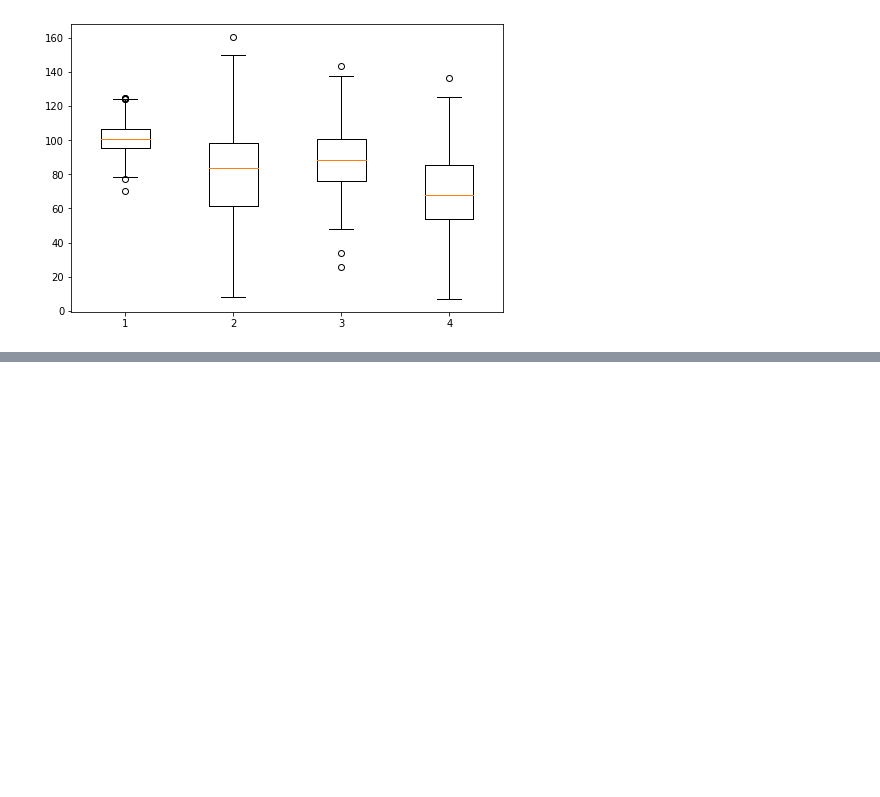
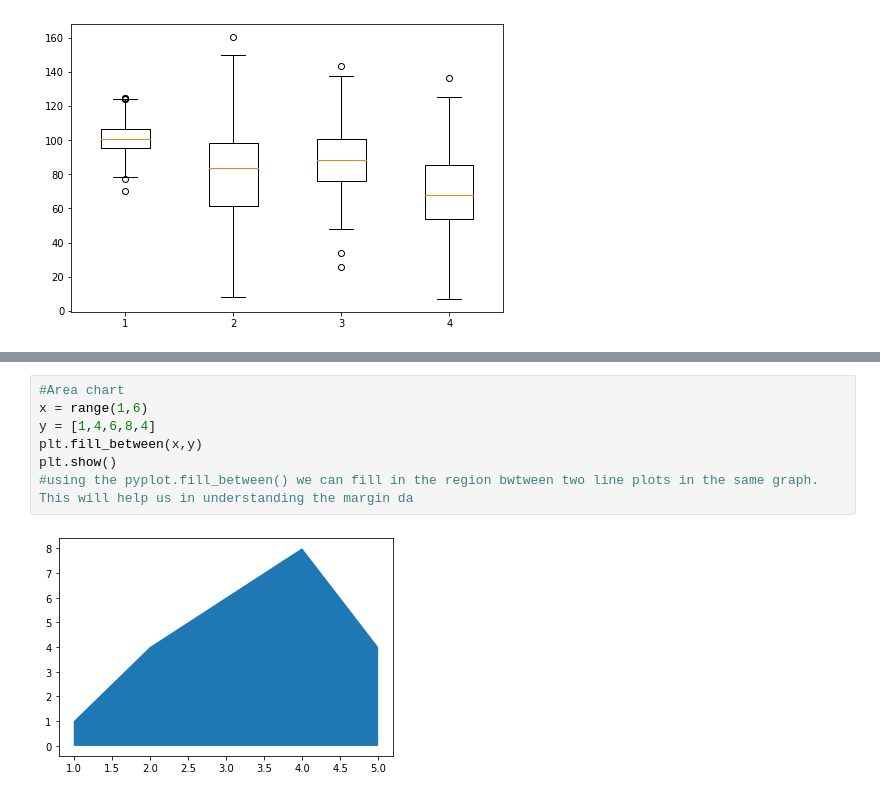
Before and after one commit to Ash-Smithy/The_Repository, a Jupyter notebook: Sem5/ML/Plots.ipynb, the cells around one changed output, grey strips where cells are left out. Saved outputs shown, nothing was run; the diff lists cells and outputs as text; blank space fills up the shorter version.

```diff
--- a/Sem5/ML/Plots.ipynb
+++ b/Sem5/ML/Plots.ipynb
@@ -132,0 +151,9 @@ plt.show()
+# %%
+#Area chart
+x = range(1,6)
+y = [1,4,6,8,4]
+plt.fill_between(x,y)
+plt.show()
+#using the pyplot.fill_between() we can fill in the region bwtween two line plots in the same graph. This will help us in understanding the margin da
+# %% [output]
+[figure, added]
```
Also changed, not shown: parts of 7 cells of this notebook, 1 other file.
